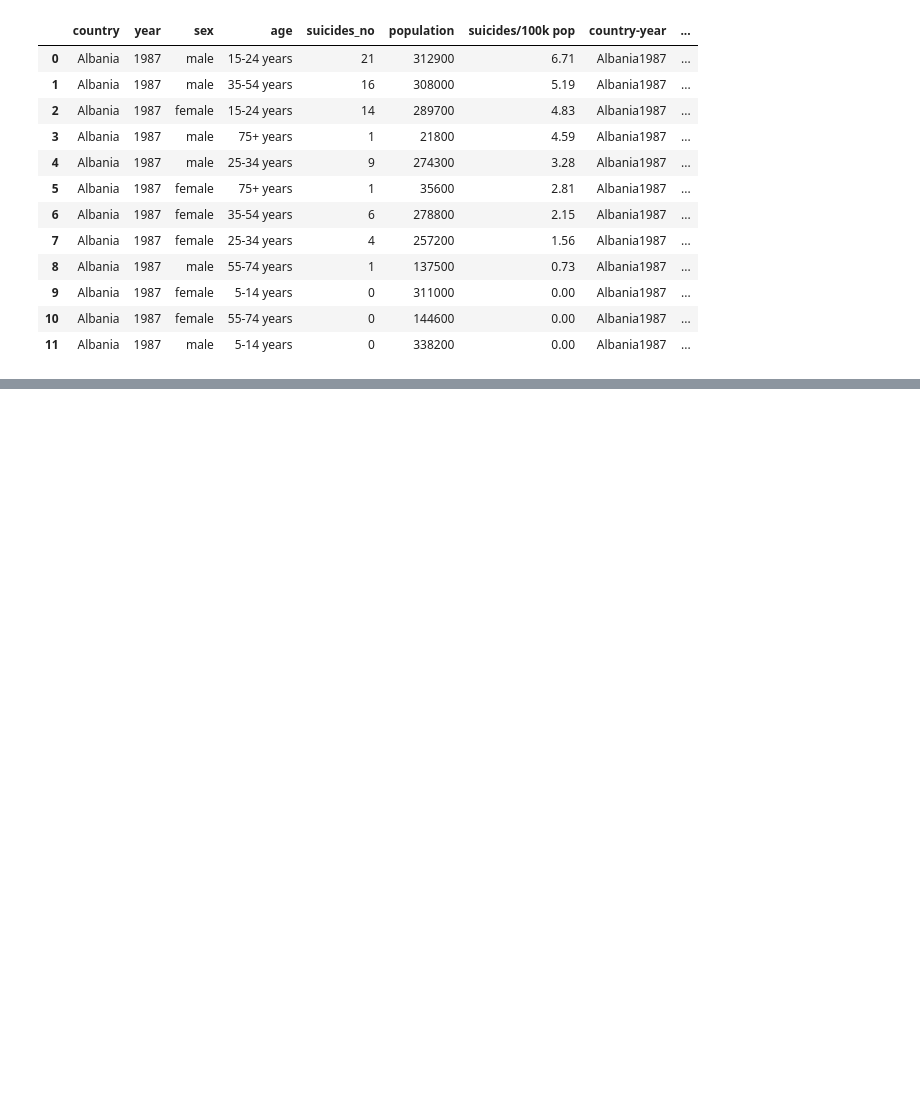
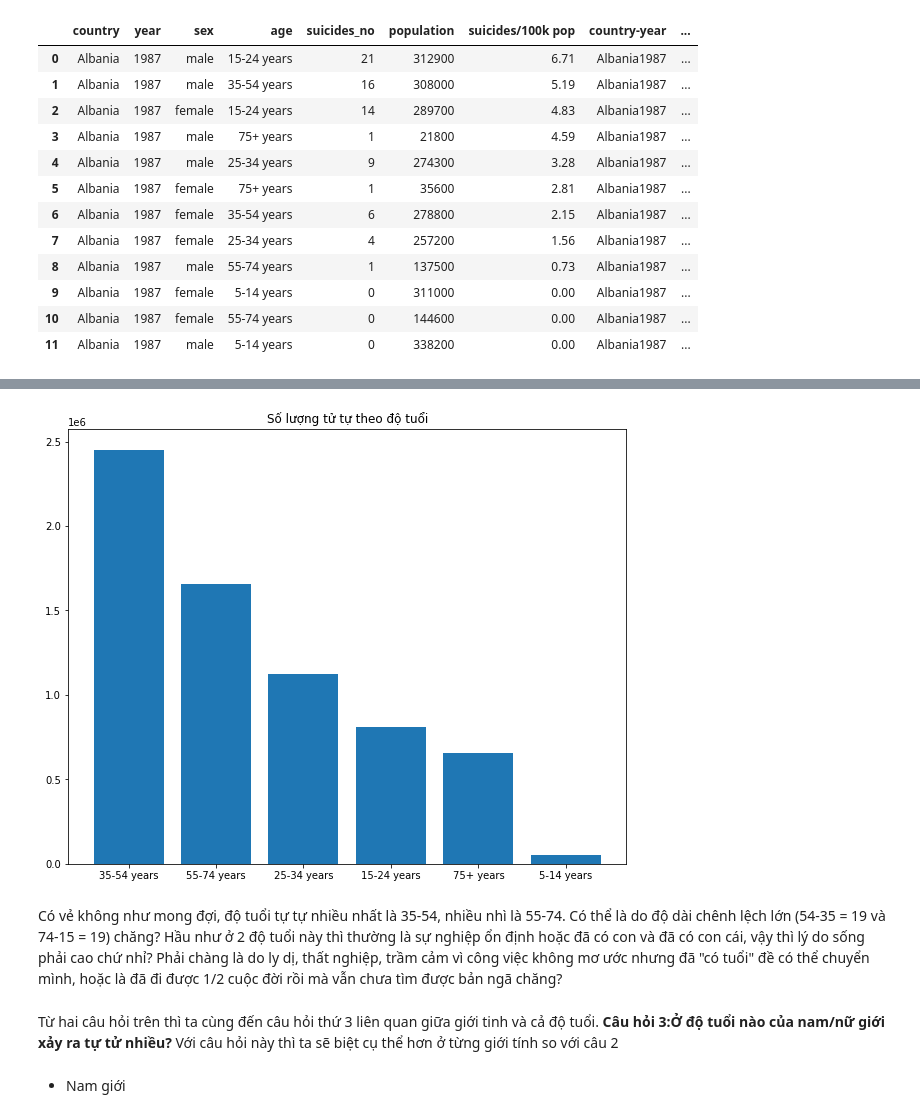
Before and after one commit to AI005/FinalProject-P4DS, a Jupyter notebook: Phuong.ipynb, the cells around one changed output, grey strips where cells are left out. Saved outputs shown, nothing was run; the diff lists cells and outputs as text; code cells hidden in the pictures; blank space fills up the shorter version.

```diff
--- a/Phuong.ipynb
+++ b/Phuong.ipynb
@@ -201,0 +279,3 @@ df.head(12)
+# %%
+count_suicide_by_age = df.groupby('age')['suicides_no'].sum().sort_values(ascending=False)
+count_suicide_by_age
@@ -201,0 +291,14 @@ df.head(12)
+# %%
+plt.figure(figsize=(10, 8))
+plt.bar(count_suicide_by_age.index, count_suicide_by_age.values)
+plt.title("Số lượng tử tự theo độ tuổi")
+plt.show()
+# %% [output]
+[figure, added]
+# %% [markdown]
+Có vẻ không như mong đợi, độ tuổi tự tự nhiều nhất là 35-54, nhiều nhì là 55-74. Có thể là do độ dài chênh lệch lớn (54-35 = 19 và 74-15 = 19) chăng? Hầu như ở 2 độ tuổi này thì thường là sự nghiệp ổn định hoặc đã có con và đã có con cái, vậy thì lý do sống phải cao chứ nhỉ? Phải chàng là do ly dị, thất nghiệp, trầm cảm vì công việc không mơ ước nhưng đã "có tuổi" đề có thể chuyển mình, hoặc là đã đi được 1/2 cuộc đời rồi mà vẫn chưa tìm được bản ngã chăng?
+# %% [markdown]
+Từ hai câu hỏi trên thì ta cùng đến câu hỏi thứ 3 liên quan giữa giới tinh và cả độ tuổi.
+**Câu hỏi 3:Ở độ tuổi nào của nam/nữ giới xảy ra tự tử nhiều?** Với câu hỏi này thì ta sẽ biệt cụ thể hơn ở từng giới tính so với câu 2
+# %% [markdown]
+- Nam giới
```
Also changed, not shown: parts of 22 cells of this notebook.
